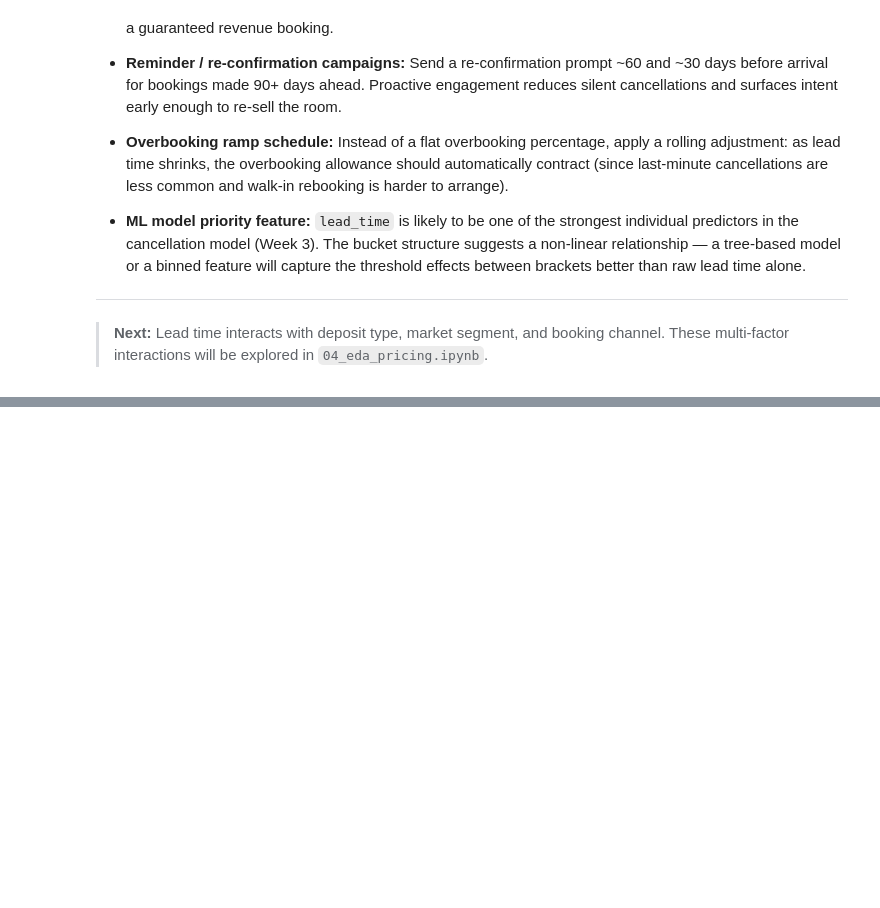
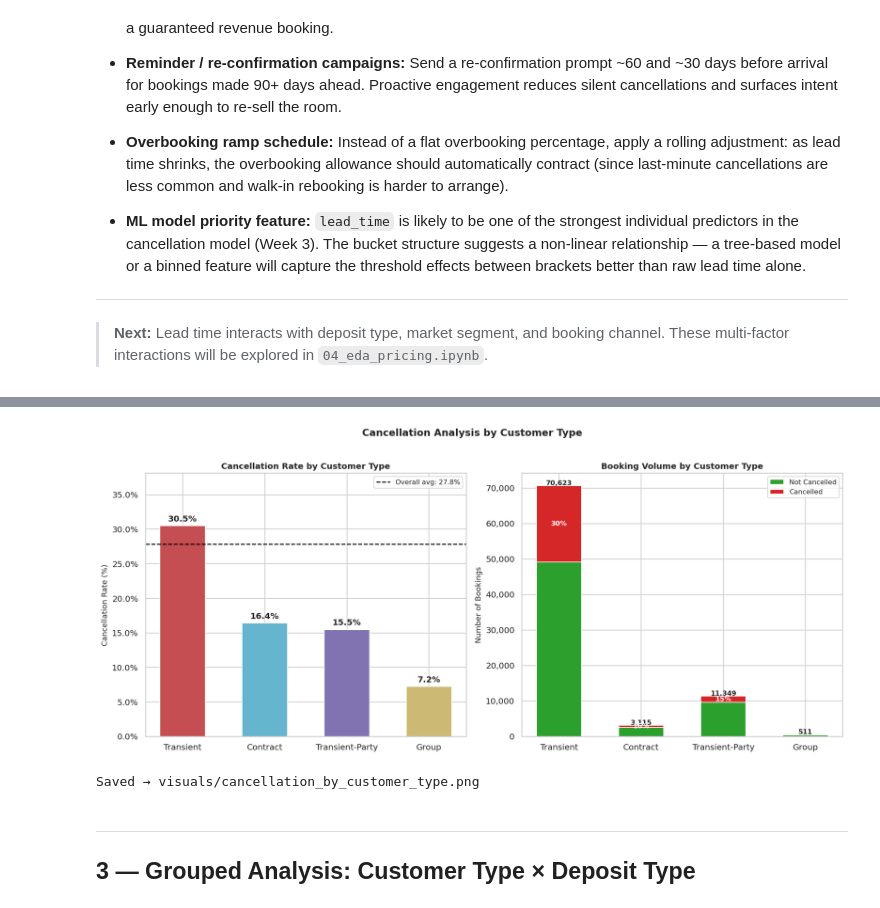
Before and after one commit to Sneha140202/hotel-booking-analysis, a Jupyter notebook: notebooks/03_eda_cancellations.ipynb, the cells around one changed output, grey strips where cells are left out. Drawn from its saved outputs; the diff is of its cells as text; code cells hidden in the pictures; blank space fills up the shorter version.

```diff
--- a/notebooks/03_eda_cancellations.ipynb
+++ b/notebooks/03_eda_cancellations.ipynb
@@ -686,0 +830,15 @@ rather than a flat-rate buffer:
+# %%
+cust_stats = (
+    df.groupby("customer_type")["is_canceled"]
+      .agg(Total="count", Cancelled="sum")
+      .assign(
+          Not_Cancelled=lambda x: x["Total"] - x["Cancelled"],
+          Cancel_Rate=lambda x: (x["Cancelled"] / x["Total"] * 100).round(2),
+          Share_of_Dataset=lambda x: (x["Total"] / len(df) * 100).round(2),
+      )
+      .sort_values("Cancel_Rate", ascending=False)
+)
+
+print("Cancellation statistics by customer type:")
+print()
+print(cust_stats.to_string())
@@ -686,0 +854,59 @@ rather than a flat-rate buffer:
+# %%
+fig, axes = plt.subplots(1, 2, figsize=(14, 6))
+fig.suptitle("Cancellation Analysis by Customer Type",
+             fontsize=13, fontweight="bold", y=1.02)
+
+cust_order    = cust_stats.index.tolist()
+cust_rates    = cust_stats["Cancel_Rate"].values
+cust_totals   = cust_stats["Total"].values
+cust_cancelled= cust_stats["Cancelled"].values
+cust_nc       = cust_stats["Not_Cancelled"].values
+cust_colors   = [CUSTOMER_COLORS.get(c, "#999") for c in cust_order]
+
+# ── Plot 1: Rate bars ────────────────────────────────────────────────────────
+bars1 = axes[0].bar(cust_order, cust_rates, color=cust_colors,
+                    edgecolor="white", width=0.55)
+axes[0].axhline(overall_rate, color="black", linestyle="--", linewidth=1.4,
+                label=f"Overall avg: {overall_rate:.1f}%")
+axes[0].set_title("Cancellation Rate by Customer Type",
+                  fontsize=11, fontweight="bold")
+axes[0].set_ylabel("Cancellation Rate (%)", fontsize=10)
+axes[0].yaxis.set_major_formatter(mtick.PercentFormatter())
+axes[0].set_ylim(0, max(cust_rates) * 1.25)
+axes[0].legend(fontsize=9)
+
+for bar, rate in zip(bars1, cust_rates):
+    axes[0].text(bar.get_x() + bar.get_width() / 2,
+                 bar.get_height() + 0.4,
+                 f"{rate:.1f}%", ha="center", va="bottom",
+                 fontsize=11, fontweight="bold")
+
+# ── Plot 2: Stacked volume ───────────────────────────────────────────────────
+axes[1].bar(cust_order, cust_nc, color="#2ca02c", edgecolor="white",
+            width=0.55, label="Not Cancelled")
+axes[1].bar(cust_order, cust_cancelled, bottom=cust_nc,
+            color="#d62728", edgecolor="white", width=0.55, label="Cancelled")
+axes[1].set_title("Booking Volume by Customer Type",
+                  fontsize=11, fontweight="bold")
+axes[1].set_ylabel("Number of Bookings", fontsize=10)
+axes[1].yaxis.set_major_formatter(mtick.FuncFormatter(lambda x, _: f"{int(x):,}"))
+axes[1].legend(fontsize=9)
+for i, (tot, rate) in enumerate(zip(cust_totals, cust_rates)):
+    axes[1].text(i, tot + 200, f"{tot:,}", ha="center",
+                 fontsize=9, fontweight="bold")
+    mid = cust_nc[i] + cust_cancelled[i] / 2
+    if cust_cancelled[i] > 500:
+        axes[1].text(i, mid, f"{rate:.0f}%", ha="center", va="center",
+                     fontsize=9, color="white", fontweight="bold")
+
+plt.tight_layout()
+plt.savefig("../visuals/cancellation_by_customer_type.png",
+            dpi=150, bbox_inches="tight", facecolor="white")
+plt.show()
+print("Saved → visuals/cancellation_by_customer_type.png")
+# %% [output]
+[figure, added]
+Saved → visuals/cancellation_by_customer_type.png
+# %% [markdown]
+---
+## 3 — Grouped Analysis: Customer Type × Deposit Type
```
Also changed, not shown: parts of 11 cells of this notebook, 1 other file.
